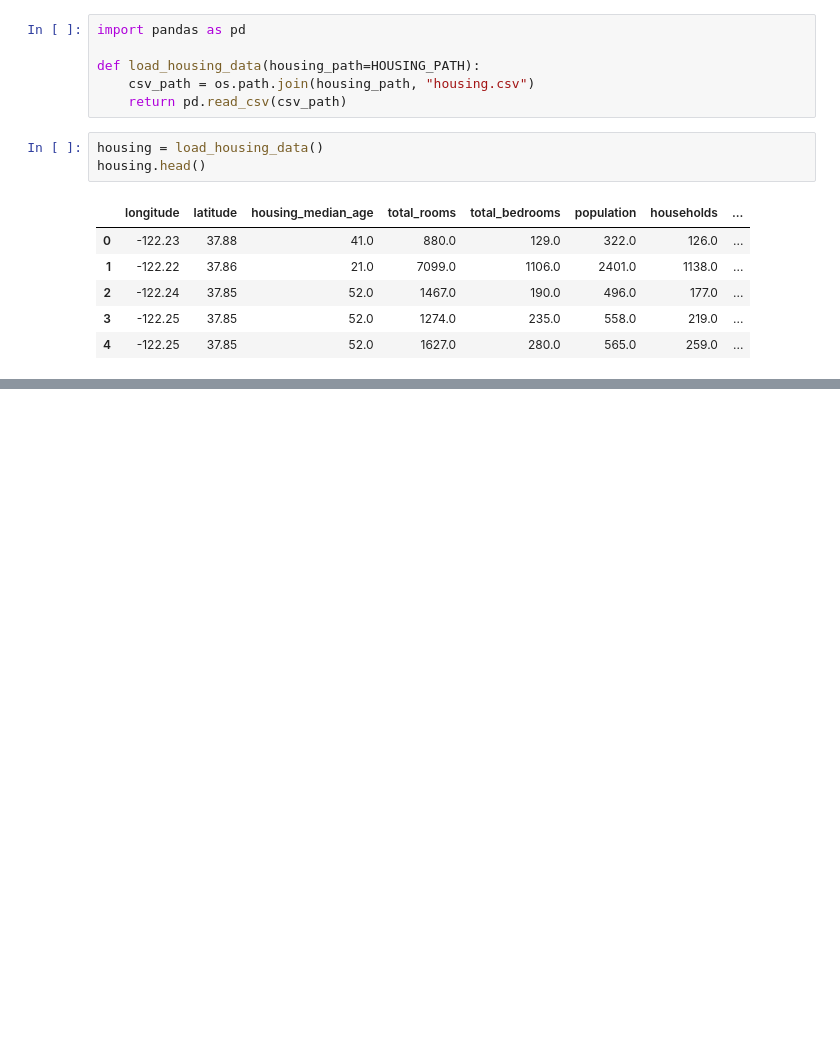
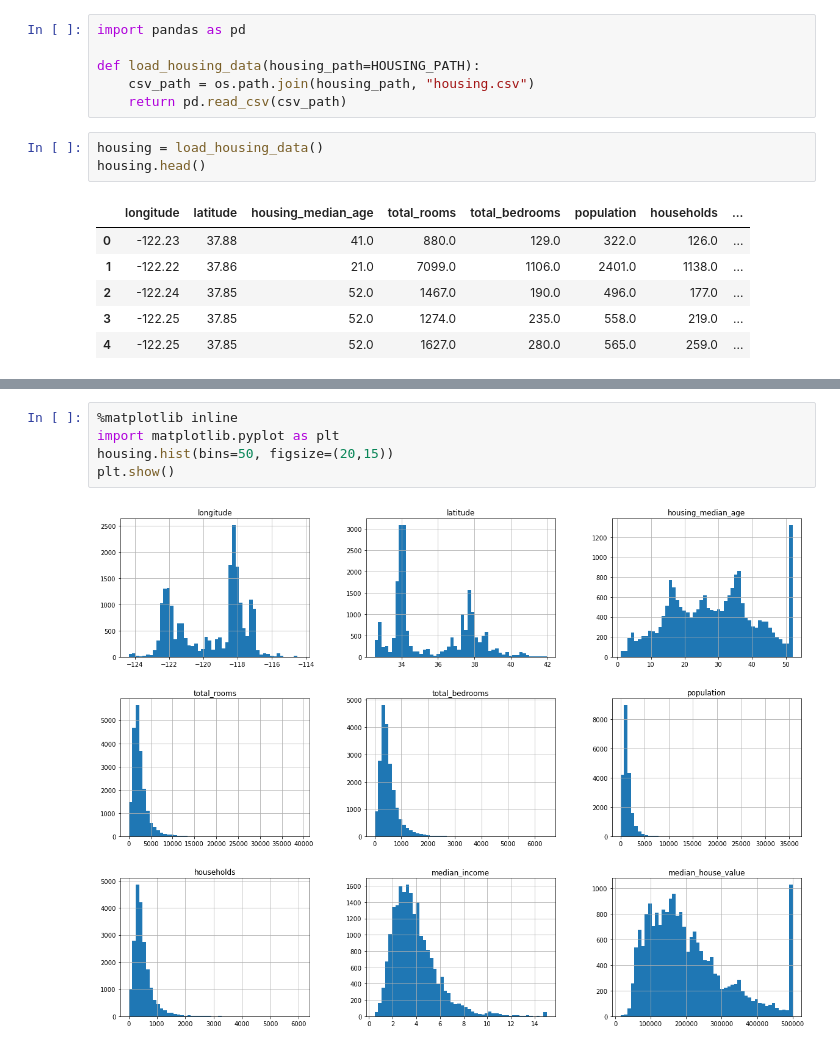
Before and after one commit to SarthakThakur0097/ML-Practice, a Jupyter notebook: Housing.ipynb, the cells around one changed output, grey strips where cells are left out. Cells and saved outputs as stored; diff of their text form; blank space fills up the shorter version.

```diff
--- a/Housing.ipynb
+++ b/Housing.ipynb
@@ -40,0 +82,7 @@ housing.head()
+# %%
+%matplotlib inline
+import matplotlib.pyplot as plt
+housing.hist(bins=50, figsize=(20,15))
+plt.show()
+# %% [output]
+[figure, added]
```
Also changed, not shown: parts of 26 cells of this notebook.
